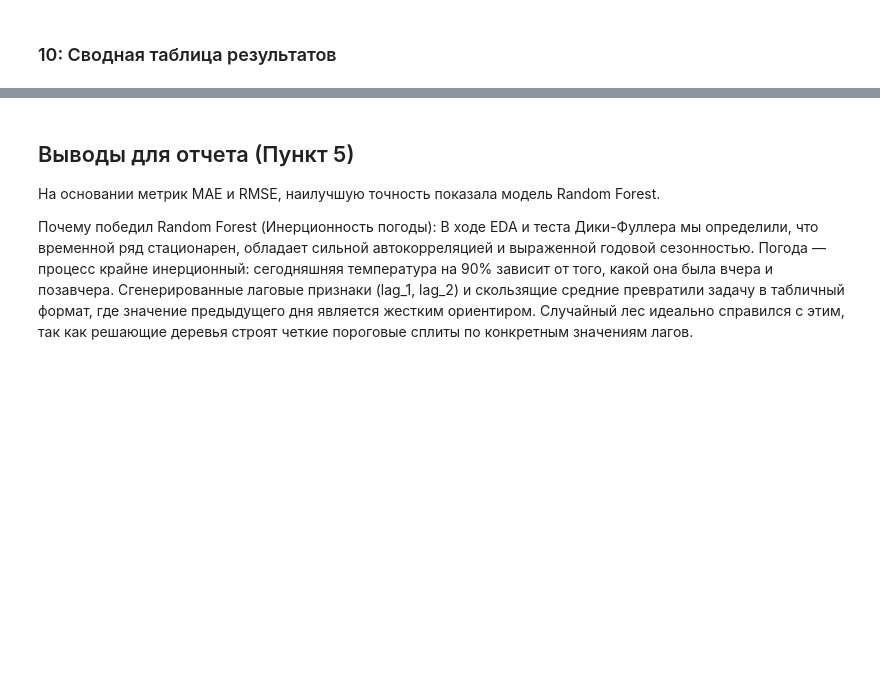
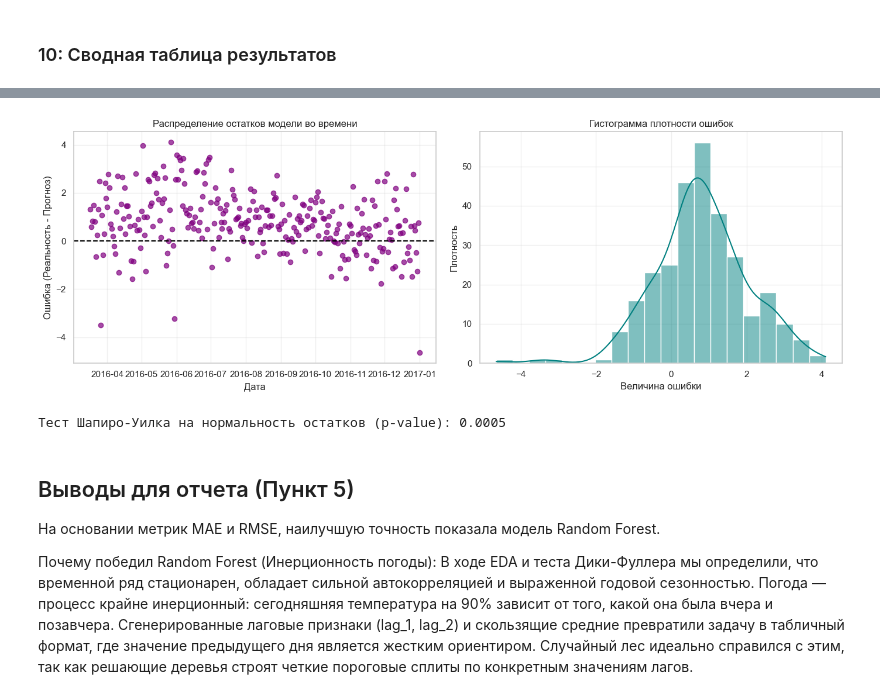
Before and after one commit to Syoshi7/Time_Series, a Jupyter notebook: икм/IKM.ipynb, the cells around one changed output, grey strips where cells are left out. Drawn from its saved outputs; the diff is of its cells as text; code cells hidden in the pictures; blank space fills up the shorter version.

```diff
--- a/икм/IKM.ipynb
+++ b/икм/IKM.ipynb
@@ -410,3 +451,32 @@ plt.show()
+# %%
+import scipy.stats as stats
+
+# Считаем остатки для лучшей модели (Random Forest)
+residuals = y_test.values - rf_preds
+
+fig, axes = plt.subplots(1, 2, figsize=(14, 5))
+
+axes[0].plot(y_test.index, residuals, color='purple', alpha=0.7, linestyle='none', marker='o')
+axes[0].axhline(y=0, color='black', linestyle='--', linewidth=1.5)
+axes[0].set_title('Распределение остатков модели во времени', fontsize=12)
+axes[0].set_xlabel('Дата')
+axes[0].set_ylabel('Ошибка (Реальность - Прогноз)')
+axes[0].grid(True, alpha=0.3)
+
+sns.histplot(residuals, kde=True, ax=axes[1], color='teal', bins=20)
+axes[1].set_title('Гистограмма плотности ошибок', fontsize=12)
+axes[1].set_xlabel('Величина ошибки')
+axes[1].set_ylabel('Плотность')
+axes[1].grid(True, alpha=0.3)
+
+plt.tight_layout()
+plt.show()
+
+shapiro_test = stats.shapiro(residuals)
+print(f"Тест Шапиро-Уилка на нормальность остатков (p-value): {shapiro_test[1]:.4f}")
+# %% [output]
+[figure, added]
+Тест Шапиро-Уилка на нормальность остатков (p-value): 0.0005
 # %% [markdown]
 ## Выводы для отчета (Пункт 5)
 
```
Also changed, not shown: parts of 5 cells of this notebook.
